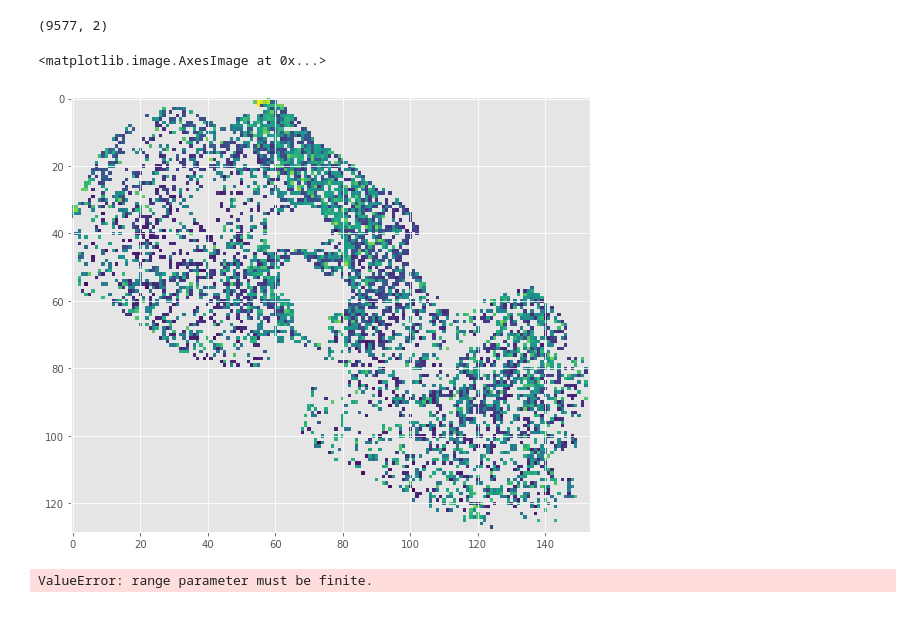
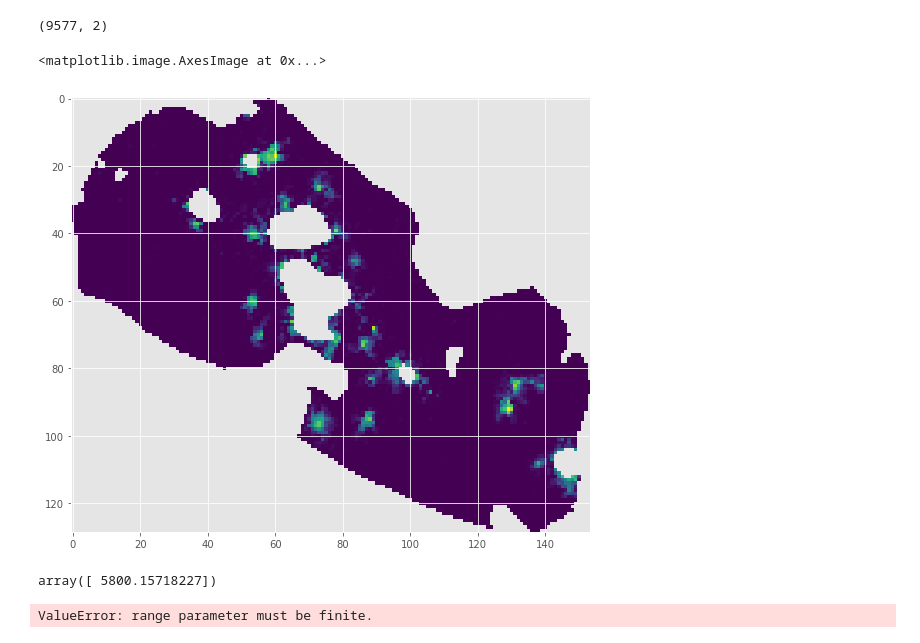
Before and after one commit to wanqiuzhang/MSI_MachineLearning, a Jupyter notebook: data1.ipynb, the cells around one changed output. Cells and saved outputs as stored; diff of their text form; code cells hidden in the pictures.

Commit message:
fixed plotting of insulin ion image

```diff
--- a/data1.ipynb
+++ b/data1.ipynb
@@ -43,0 +50,6 @@ ncols = coorY.max() + 1
+# %%
+mask = np.zeros((nrows, ncols))
+for r, c in zip(coorX, coorY):
+    mask[r,c] = 1
+
+plt.imshow(mask, cmap='binary')
@@ -76,7 +91,7 @@ real_rows_xy.shape
 # %%
 def make_image(rows): # very inefficient implementation but doesnt matter
     """Makes a 2d image from row indices in raw data."""
-    img = np.zeros((nrows, ncols))
+    img = np.zeros((nrows, ncols))-1
     for r in range(nrows):
         for c in range(ncols):
             try:
@@ -94,14 +109,18 @@ def make_image_real(rows):
         img[x, y] = val
     return img
 # %%
-insulin_bin_idx = get_bin(5000) # human insulin protein has molecular mass 5808 Da
+insulin_bin_idx = get_bin(5800) # human insulin protein has molecular mass 5808 Da
 #plt.imshow(data_cube[:,:, insulin_bin_idx])
 
 insulin_img = make_image(data_matrix[:, insulin_bin_idx])
-plt.imshow(np.log10(insulin_img)) # log10 changes the distribution so we can see what's going on better
+plt.imshow(np.log10(1+insulin_img), cmap='viridis') # log10 changes the distribution so we can see what's going on better
 # %% [output]
 <matplotlib.image.AxesImage at 0x...>
-[figure, old version]
+[figure, new version]
+# %%
+mz_values[insulin_bin_idx]
+# %% [output]
+array([ 5800.15718227])
 # %%
 plt.hist(np.log10(data_matrix[:, insulin_bin_idx]), bins=50)
 # %% [output]
```
Also changed, not shown: parts of 5 cells of this notebook.
